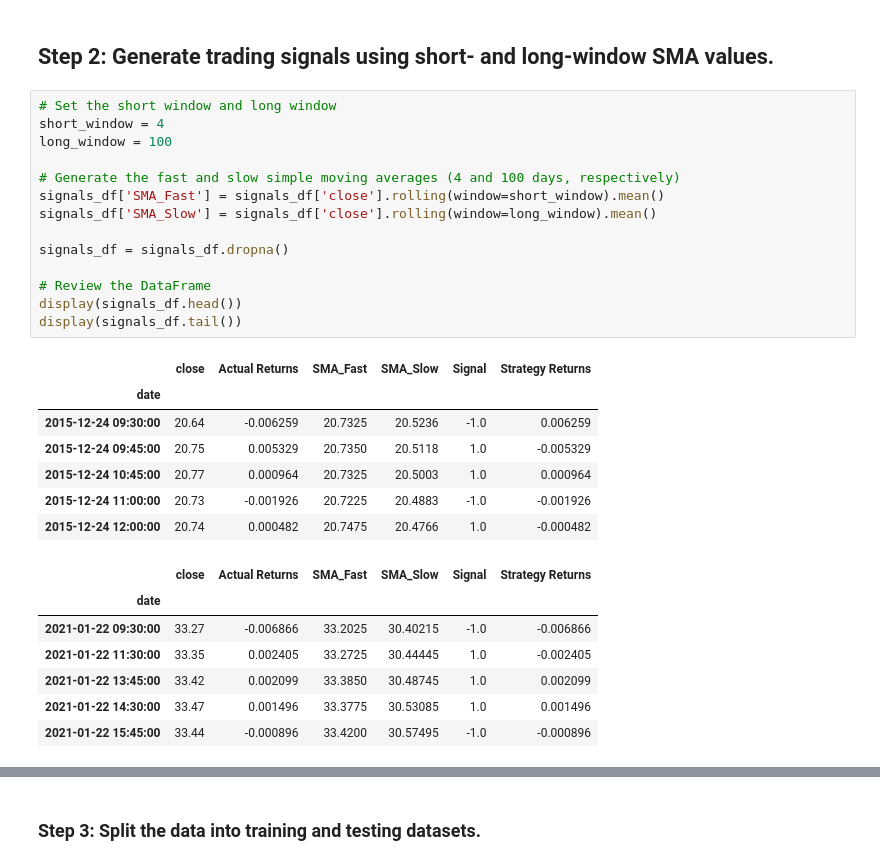
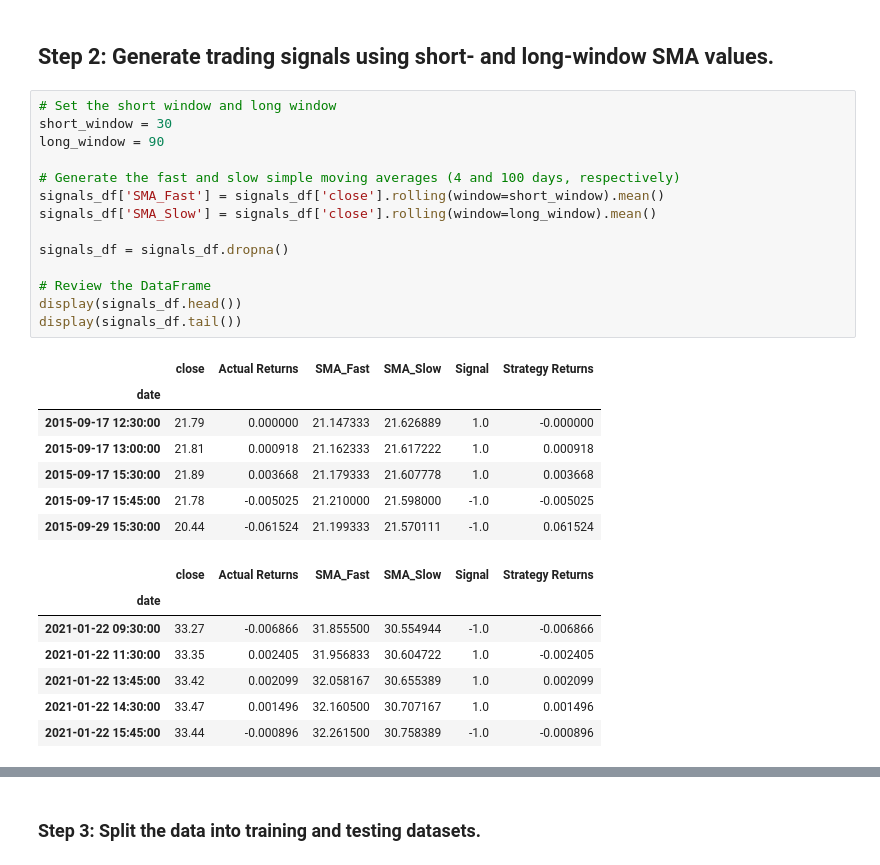
Before and after one commit to EthanB1/Algo-Trading, a Jupyter notebook: machine_learning_trading_bot.ipynb, the cells around one changed output, grey strips where cells are left out. Drawn from its saved outputs; the diff is of its cells as text.

```diff
--- a/machine_learning_trading_bot.ipynb
+++ b/machine_learning_trading_bot.ipynb
@@ -136,33 +136,33 @@ display(signals_df.tail())
 ## Step 2: Generate trading signals using short- and long-window SMA values.
 # %%
 # Set the short window and long window
-short_window = 4
-long_window = 100
+short_window = 30
+long_window = 90
 
 # Generate the fast and slow simple moving averages (4 and 100 days, respectively)
 signals_df['SMA_Fast'] = signals_df['close'].rolling(window=short_window).mean()
 signals_df['SMA_Slow'] = signals_df['close'].rolling(window=long_window).mean()
 
 signals_df = signals_df.dropna()
 
 # Review the DataFrame
 display(signals_df.head())
 display(signals_df.tail())
 # %% [output]
 |  | close | Actual Returns | SMA_Fast | SMA_Slow | Signal | Strategy Returns |
 | date |  |  |  |  |  |  |
-| 2015-12-24 09:30:00 | 20.64 | -0.006259 | 20.7325 | 20.5236 | -1.0 | 0.006259 |
-| 2015-12-24 09:45:00 | 20.75 | 0.005329 | 20.7350 | 20.5118 | 1.0 | -0.005329 |
-| 2015-12-24 10:45:00 | 20.77 | 0.000964 | 20.7325 | 20.5003 | 1.0 | 0.000964 |
-| 2015-12-24 11:00:00 | 20.73 | -0.001926 | 20.7225 | 20.4883 | -1.0 | -0.001926 |
-| 2015-12-24 12:00:00 | 20.74 | 0.000482 | 20.7475 | 20.4766 | 1.0 | -0.000482 |
+| 2015-09-17 12:30:00 | 21.79 | 0.000000 | 21.147333 | 21.626889 | 1.0 | -0.000000 |
+| 2015-09-17 13:00:00 | 21.81 | 0.000918 | 21.162333 | 21.617222 | 1.0 | 0.000918 |
+| 2015-09-17 15:30:00 | 21.89 | 0.003668 | 21.179333 | 21.607778 | 1.0 | 0.003668 |
+| 2015-09-17 15:45:00 | 21.78 | -0.005025 | 21.210000 | 21.598000 | -1.0 | -0.005025 |
+| 2015-09-29 15:30:00 | 20.44 | -0.061524 | 21.199333 | 21.570111 | -1.0 | 0.061524 |
 |  | close | Actual Returns | SMA_Fast | SMA_Slow | Signal | Strategy Returns |
 | date |  |  |  |  |  |  |
-| 2021-01-22 09:30:00 | 33.27 | -0.006866 | 33.2025 | 30.40215 | -1.0 | -0.006866 |
-| 2021-01-22 11:30:00 | 33.35 | 0.002405 | 33.2725 | 30.44445 | 1.0 | -0.002405 |
-| 2021-01-22 13:45:00 | 33.42 | 0.002099 | 33.3850 | 30.48745 | 1.0 | 0.002099 |
-| 2021-01-22 14:30:00 | 33.47 | 0.001496 | 33.3775 | 30.53085 | 1.0 | 0.001496 |
-| 2021-01-22 15:45:00 | 33.44 | -0.000896 | 33.4200 | 30.57495 | -1.0 | -0.000896 |
+| 2021-01-22 09:30:00 | 33.27 | -0.006866 | 31.855500 | 30.554944 | -1.0 | -0.006866 |
+| 2021-01-22 11:30:00 | 33.35 | 0.002405 | 31.956833 | 30.604722 | 1.0 | -0.002405 |
+| 2021-01-22 13:45:00 | 33.42 | 0.002099 | 32.058167 | 30.655389 | 1.0 | 0.002099 |
+| 2021-01-22 14:30:00 | 33.47 | 0.001496 | 32.160500 | 30.707167 | 1.0 | 0.001496 |
+| 2021-01-22 15:45:00 | 33.44 | -0.000896 | 32.261500 | 30.758389 | -1.0 | -0.000896 |
 # %%
 # Initialize the new Signal column
 signals_df['Signal'] = 0.0
```
Also changed, not shown: parts of 20 cells of this notebook.
